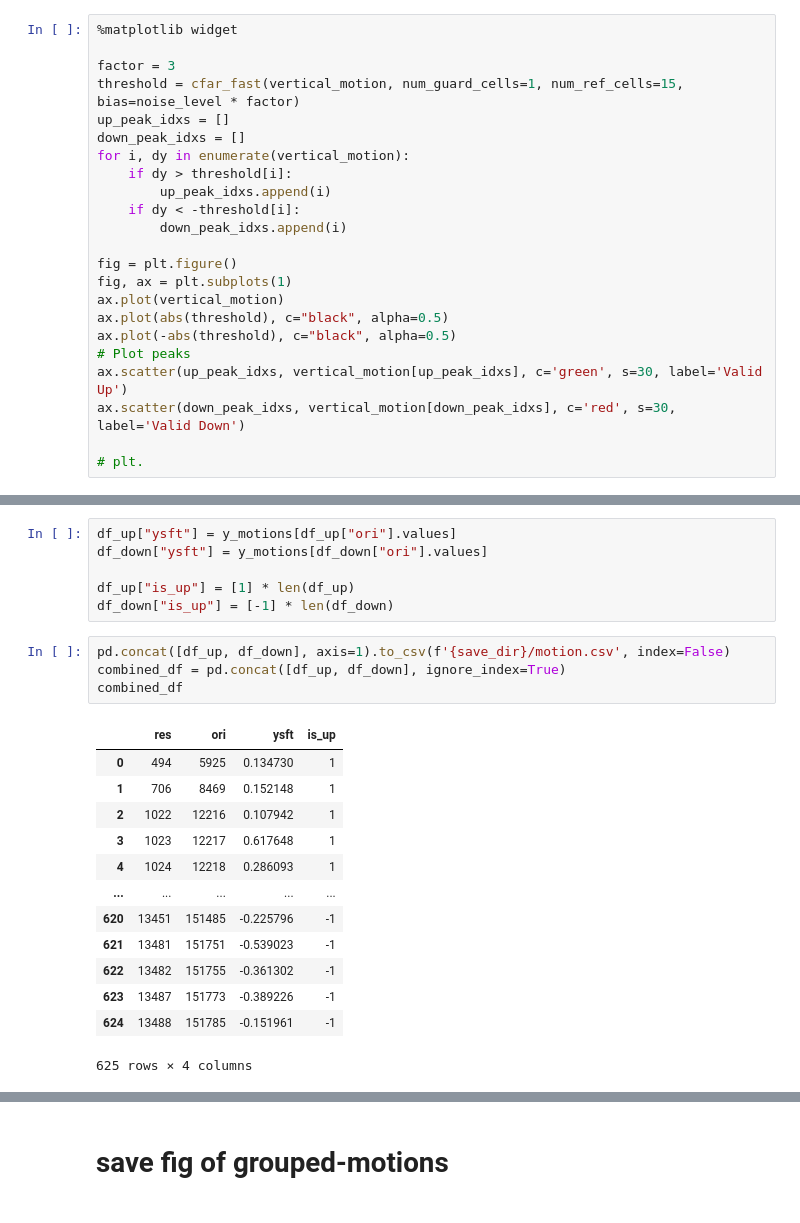
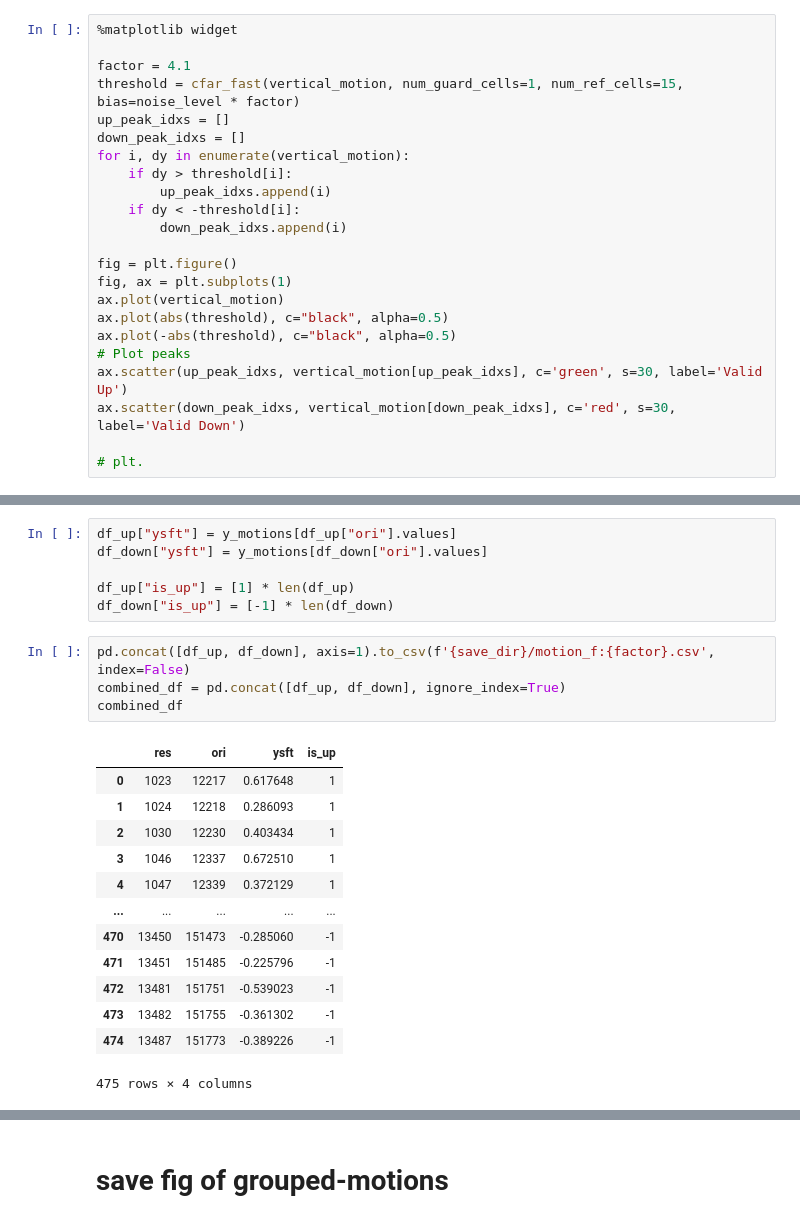
Before and after one commit to KangcPP/swim_bladder_detection, a Jupyter notebook: detection_new.ipynb, the cells around one changed output, grey strips where cells are left out. Drawn from its saved outputs; the diff is of its cells as text.

```diff
--- a/detection_new.ipynb
+++ b/detection_new.ipynb
@@ -350,7 +347,7 @@ def cfar_fast(
 # %%
 %matplotlib widget
 
-factor = 3
+factor = 4.1
 threshold = cfar_fast(vertical_motion, num_guard_cells=1, num_ref_cells=15, bias=noise_level * factor)
 up_peak_idxs = []
 down_peak_idxs = []
@@ -660,23 +667,23 @@ df_down["ysft"] = y_motions[df_down["ori"].values]
 df_up["is_up"] = [1] * len(df_up)
 df_down["is_up"] = [-1] * len(df_down)
 # %%
-pd.concat([df_up, df_down], axis=1).to_csv(f'{save_dir}/motion.csv', index=False)
+pd.concat([df_up, df_down], axis=1).to_csv(f'{save_dir}/motion_f:{factor}.csv', index=False)
 combined_df = pd.concat([df_up, df_down], ignore_index=True)
 combined_df
 # %% [output]
 |  | res | ori | ysft | is_up |
-| 0 | 494 | 5925 | 0.134730 | 1 |
-| 1 | 706 | 8469 | 0.152148 | 1 |
-| 2 | 1022 | 12216 | 0.107942 | 1 |
-| 3 | 1023 | 12217 | 0.617648 | 1 |
-| 4 | 1024 | 12218 | 0.286093 | 1 |
+| 0 | 1023 | 12217 | 0.617648 | 1 |
+| 1 | 1024 | 12218 | 0.286093 | 1 |
+| 2 | 1030 | 12230 | 0.403434 | 1 |
+| 3 | 1046 | 12337 | 0.672510 | 1 |
+| 4 | 1047 | 12339 | 0.372129 | 1 |
 | ... | ... | ... | ... | ... |
-| 620 | 13451 | 151485 | -0.225796 | -1 |
-| 621 | 13481 | 151751 | -0.539023 | -1 |
-| 622 | 13482 | 151755 | -0.361302 | -1 |
-| 623 | 13487 | 151773 | -0.389226 | -1 |
-| 624 | 13488 | 151785 | -0.151961 | -1 |
+| 470 | 13450 | 151473 | -0.285060 | -1 |
+| 471 | 13451 | 151485 | -0.225796 | -1 |
+| 472 | 13481 | 151751 | -0.539023 | -1 |
+| 473 | 13482 | 151755 | -0.361302 | -1 |
+| 474 | 13487 | 151773 | -0.389226 | -1 |
-625 rows × 4 columns
+475 rows × 4 columns
 # %%
 combined_df.sort_values(by="ori").reset_index()
 # %% [output]
```
Also changed, not shown: parts of 17 cells of this notebook.
